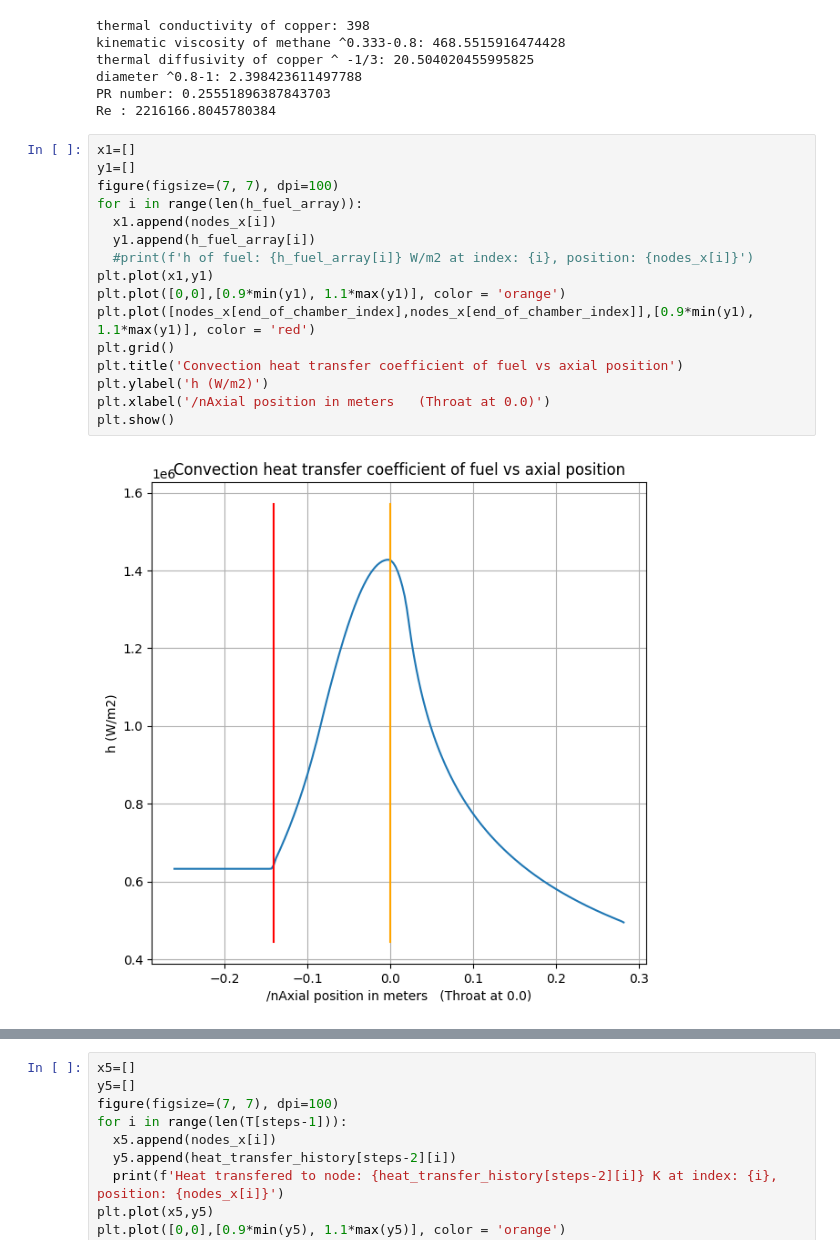
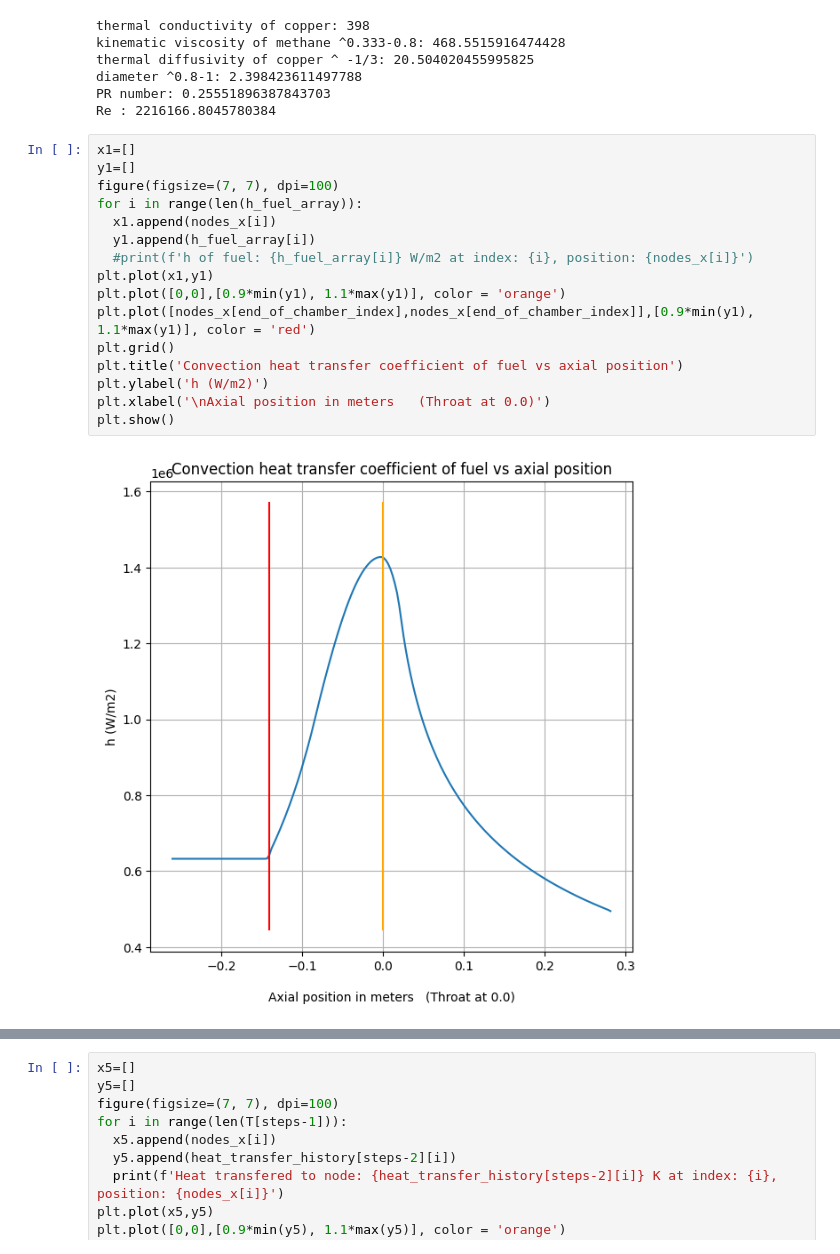
Before and after one commit to mikeortiz5190/Basic-Portfolio, a Jupyter notebook: Nozzle_Design_Code_6_One_trapizoid_node_Segments_ALL_LAYERS_Implicit_Opposite_flow_cooling_.ipynb, the cells around one changed output, grey strips where cells are left out. Saved outputs shown, nothing was run; the diff lists cells and outputs as text.

```diff
--- a/Nozzle_Design_Code_6_One_trapizoid_node_Segments_ALL_LAYERS_Implicit_Opposite_flow_cooling_.ipynb
+++ b/Nozzle_Design_Code_6_One_trapizoid_node_Segments_ALL_LAYERS_Implicit_Opposite_flow_cooling_.ipynb
@@ -842,21 +842,21 @@ Re : 2216166.8045780384
 # %%
 x1=[]
 y1=[]
 figure(figsize=(7, 7), dpi=100)
 for i in range(len(h_fuel_array)):
   x1.append(nodes_x[i])
   y1.append(h_fuel_array[i])
   #print(f'h of fuel: {h_fuel_array[i]} W/m2 at index: {i}, position: {nodes_x[i]}')
 plt.plot(x1,y1)
 plt.plot([0,0],[0.9*min(y1), 1.1*max(y1)], color = 'orange')
 plt.plot([nodes_x[end_of_chamber_index],nodes_x[end_of_chamber_index]],[0.9*min(y1), 1.1*max(y1)], color = 'red')
 plt.grid()
 plt.title('Convection heat transfer coefficient of fuel vs axial position')
 plt.ylabel('h (W/m2)')
-plt.xlabel('/nAxial position in meters   (Throat at 0.0)')
+plt.xlabel('\nAxial position in meters   (Throat at 0.0)')
 plt.show()
 # %% [output]
-[figure, old version]
+[figure, new version]
 # %%
 x2=[]
 y2=[]
```
Also changed, not shown: parts of 2 cells of this notebook.
